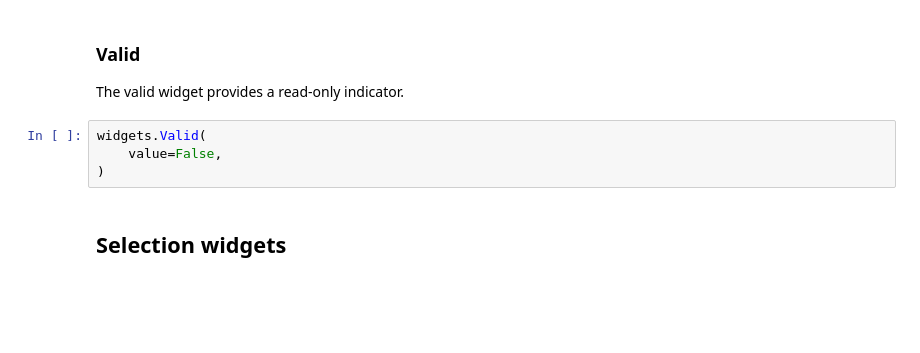
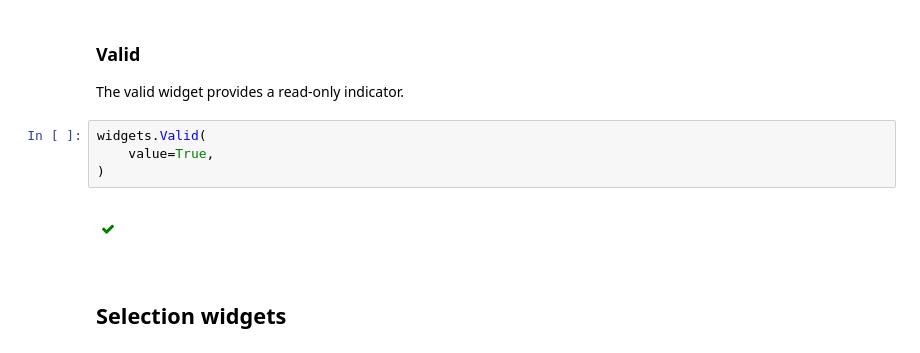
Before and after one commit to jupyter-widgets/ipywidgets, a Jupyter notebook: examples/Widget List.ipynb, the cells around one changed output. Drawn from its saved outputs; the diff is of its cells as text; blank space fills up the shorter version.

```diff
--- a/examples/Widget List.ipynb
+++ b/examples/Widget List.ipynb
@@ -86,8 +100,10 @@ widgets.Checkbox(
 The valid widget provides a read-only indicator.
 # %%
 widgets.Valid(
-    value=False,
+    value=True,
 )
+# %% [output]
+[figure, added]
 # %% [markdown]
 ## Selection widgets
 # %% [markdown]
```
Also changed, not shown: parts of 22 cells of this notebook, 1 other file.
